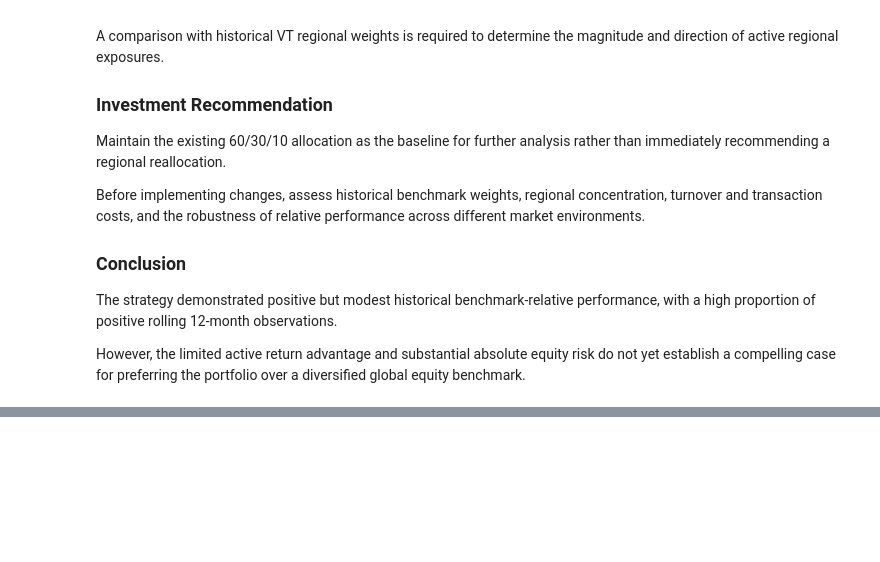
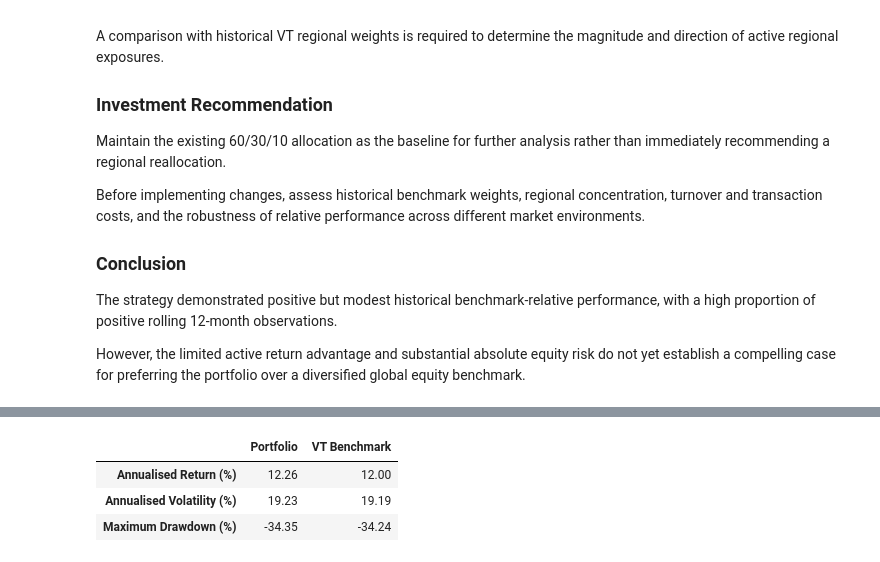
Before and after one commit to romanotancredi/equity-investment-research-portfolio, a Jupyter notebook: 06_investment_review_and_recommendations.ipynb, the cells around one changed output, grey strips where cells are left out. Cells and saved outputs as stored; diff of their text form; code cells hidden in the pictures; blank space fills up the shorter version.

```diff
--- a/06_investment_review_and_recommendations.ipynb
+++ b/06_investment_review_and_recommendations.ipynb
@@ -200,0 +274,79 @@ equity benchmark.
+# %%
+
+# ---------------------------------------------------------
+# PHASE 6 - STEP 4: FINAL INVESTMENT SCORECARD
+# ---------------------------------------------------------
+
+# Number of daily return observations.
+n = len(performance)
+
+# Calculate annualised compounded returns (CAGR).
+# The annualisation convention assumes 252 trading days.
+
+annualised_return = (
+    (1 + performance).prod() ** (252 / n) - 1
+)
+
+# Calculate annualised return volatility.
+
+annualised_volatility = (
+    performance.std() * np.sqrt(252)
+)
+
+# Calculate daily active returns.
+
+active_returns = (
+    performance["Portfolio"] - performance["Benchmark"]
+)
+
+# Annualised tracking error.
+
+tracking_error = active_returns.std() * np.sqrt(252)
+
+# Annualised arithmetic active return.
+
+annualised_active_return = active_returns.mean() * 252
+
+# Information ratio.
+
+information_ratio = (
+    annualised_active_return / tracking_error
+)
+
+# Build the scorecard.
+
+scorecard = pd.DataFrame({
+    "Portfolio": {
+        "Annualised Return (%)":
+            annualised_return["Portfolio"] * 100,
+        "Annualised Volatility (%)":
+            annualised_volatility["Portfolio"] * 100,
+        "Maximum Drawdown (%)":
+            max_drawdowns["Portfolio"] * 100
+    },
+    "VT Benchmark": {
+        "Annualised Return (%)":
+            annualised_return["Benchmark"] * 100,
+        "Annualised Volatility (%)":
+            annualised_volatility["Benchmark"] * 100,
+        "Maximum Drawdown (%)":
+            max_drawdowns["Benchmark"] * 100
+    }
+})
+
+print("Investment Performance Scorecard")
+display(scorecard.round(2))
+
+print("\nActive Performance Metrics")
+print(f"Tracking Error: {tracking_error:.2%}")
+print(f"Information Ratio: {information_ratio:.3f}")
+print(
+    "Annualised Arithmetic Active Return:",
+    f"{annualised_active_return:.2%}"
+)
+
+print(
+    "Difference in Annualised Compounded Returns:",
+    f"{(annualised_return['Portfolio'] - annualised_return['Benchmark']):.2%}"
+)
+# %% [output]
@@ -200,0 +354,4 @@ equity benchmark.
+|  | Portfolio | VT Benchmark |
+| Annualised Return (%) | 12.26 | 12.00 |
+| Annualised Volatility (%) | 19.23 | 19.19 |
+| Maximum Drawdown (%) | -34.35 | -34.24 |
```
Also changed, not shown: parts of 7 cells of this notebook.
